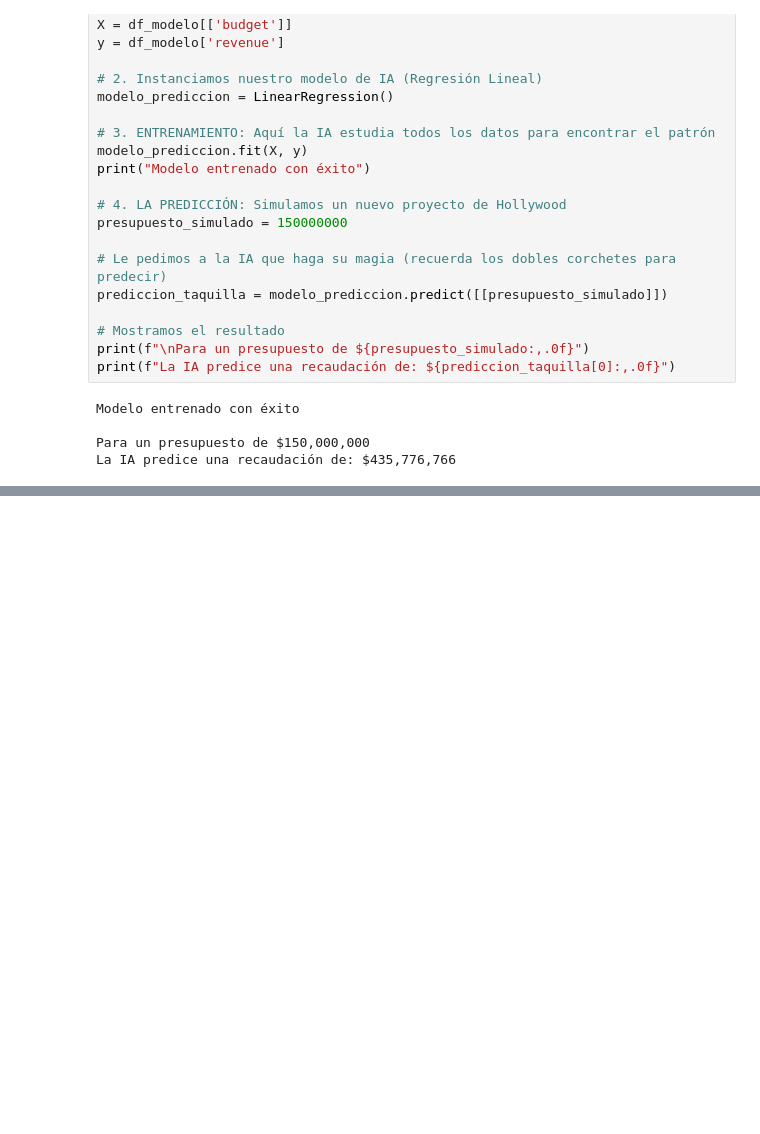
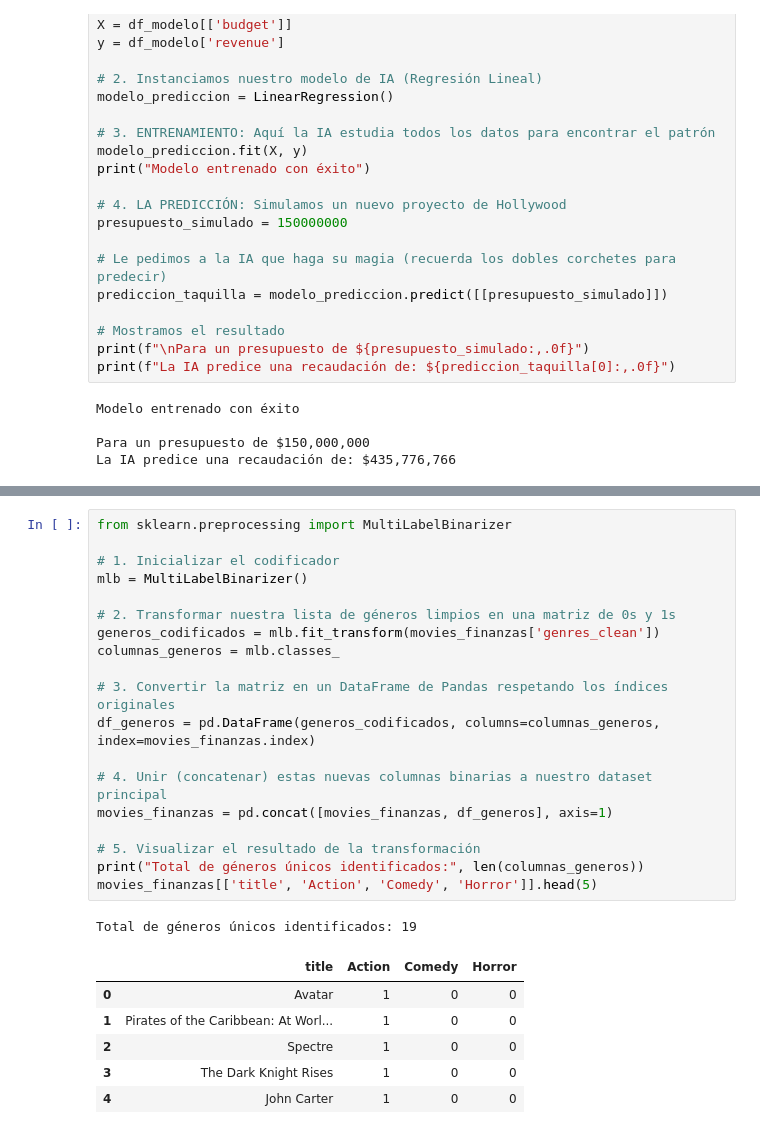
Before and after one commit to nachoescarlon/proyectos-ciencia-de-datos, a Jupyter notebook: analisis_cine.ipynb, the cells around one changed output, grey strips where cells are left out. Saved outputs shown, nothing was run; the diff lists cells and outputs as text; blank space fills up the shorter version.

```diff
--- a/analisis_cine.ipynb
+++ b/analisis_cine.ipynb
@@ -171,0 +321,27 @@ La IA predice una recaudación de: $435,776,766
+# %%
+from sklearn.preprocessing import MultiLabelBinarizer
+
+# 1. Inicializar el codificador
+mlb = MultiLabelBinarizer()
+
+# 2. Transformar nuestra lista de géneros limpios en una matriz de 0s y 1s
+generos_codificados = mlb.fit_transform(movies_finanzas['genres_clean'])
+columnas_generos = mlb.classes_
+
+# 3. Convertir la matriz en un DataFrame de Pandas respetando los índices originales
+df_generos = pd.DataFrame(generos_codificados, columns=columnas_generos, index=movies_finanzas.index)
+
+# 4. Unir (concatenar) estas nuevas columnas binarias a nuestro dataset principal
+movies_finanzas = pd.concat([movies_finanzas, df_generos], axis=1)
+
+# 5. Visualizar el resultado de la transformación
+print("Total de géneros únicos identificados:", len(columnas_generos))
+movies_finanzas[['title', 'Action', 'Comedy', 'Horror']].head(5)
+# %% [output]
+Total de géneros únicos identificados: 19
+|  | title | Action | Comedy | Horror |
+| 0 | Avatar | 1 | 0 | 0 |
+| 1 | Pirates of the Caribbean: At Worl... | 1 | 0 | 0 |
+| 2 | Spectre | 1 | 0 | 0 |
+| 3 | The Dark Knight Rises | 1 | 0 | 0 |
+| 4 | John Carter | 1 | 0 | 0 |
```
Also changed, not shown: parts of 6 cells of this notebook, 2 other files.
